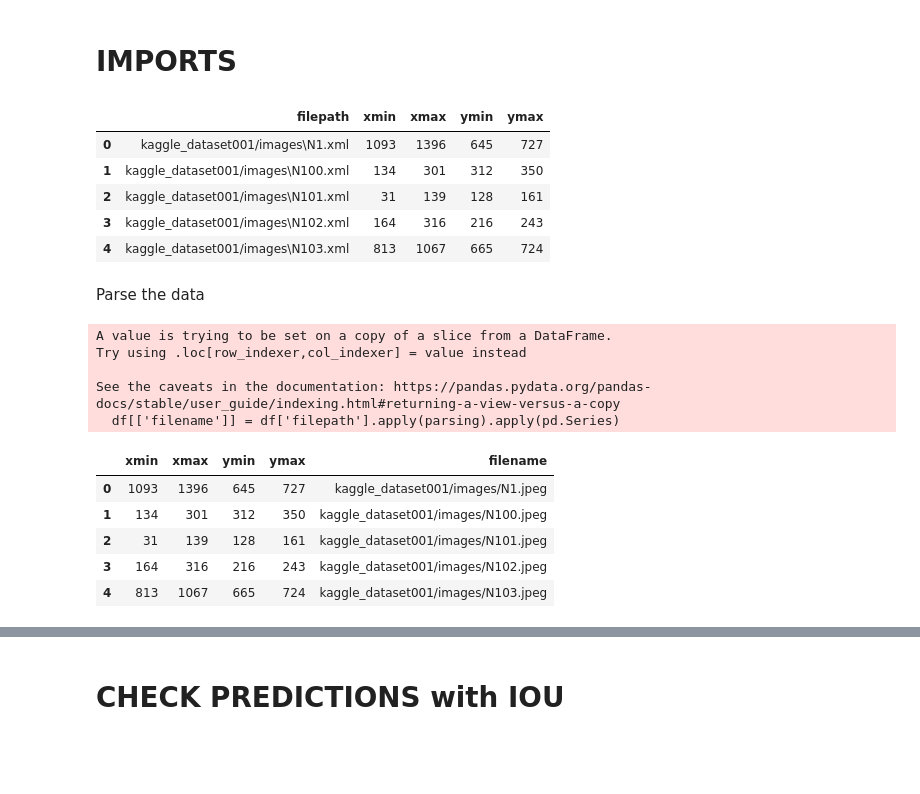
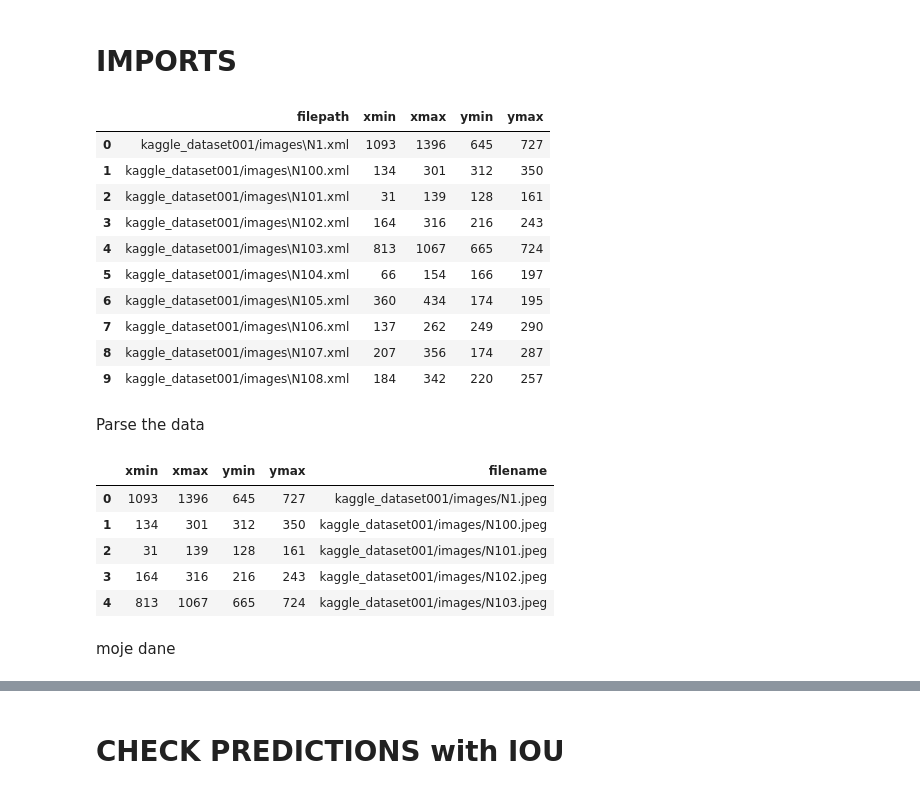
Before and after one commit to staszczm/licence_plate_recognition, a Jupyter notebook: models_validation.ipynb, the cells around one changed output, grey strips where cells are left out. Saved outputs shown, nothing was run; the diff lists cells and outputs as text; code cells hidden in the pictures; blank space fills up the shorter version.

```diff
--- a/models_validation.ipynb
+++ b/models_validation.ipynb
@@ -10,15 +10,20 @@ import matplotlib.image as mpimg
 # %%
 df_copy = pd.read_csv('labels.csv')
 df_copy.head()
-df = df_copy.head(10)
-df.head()
+df = df_copy
+df.head(10)
 # %% [output]
 |  | filepath | xmin | xmax | ymin | ymax |
 | 0 | kaggle_dataset001/images\N1.xml | 1093 | 1396 | 645 | 727 |
 | 1 | kaggle_dataset001/images\N100.xml | 134 | 301 | 312 | 350 |
 | 2 | kaggle_dataset001/images\N101.xml | 31 | 139 | 128 | 161 |
 | 3 | kaggle_dataset001/images\N102.xml | 164 | 316 | 216 | 243 |
 | 4 | kaggle_dataset001/images\N103.xml | 813 | 1067 | 665 | 724 |
+| 5 | kaggle_dataset001/images\N104.xml | 66 | 154 | 166 | 197 |
+| 6 | kaggle_dataset001/images\N105.xml | 360 | 434 | 174 | 195 |
+| 7 | kaggle_dataset001/images\N106.xml | 137 | 262 | 249 | 290 |
+| 8 | kaggle_dataset001/images\N107.xml | 207 | 356 | 174 | 287 |
+| 9 | kaggle_dataset001/images\N108.xml | 184 | 342 | 220 | 257 |
 # %% [markdown]
 Parse the data
 # %%
@@ -31,15 +36,12 @@ df[['filename']] = df['filepath'].apply(parsing).apply(pd.Series)
 df = df.drop('filepath', axis=1)
 df.head()
 # %% [output]
-A value is trying to be set on a copy of a slice from a DataFrame.
-Try using .loc[row_indexer,col_indexer] = value instead
-
-See the caveats in the documentation: https://pandas.pydata.org/pandas-docs/stable/user_guide/indexing.html#returning-a-view-versus-a-copy
-  df[['filename']] = df['filepath'].apply(parsing).apply(pd.Series)
 |  | xmin | xmax | ymin | ymax | filename |
 | 0 | 1093 | 1396 | 645 | 727 | kaggle_dataset001/images/N1.jpeg |
 | 1 | 134 | 301 | 312 | 350 | kaggle_dataset001/images/N100.jpeg |
 | 2 | 31 | 139 | 128 | 161 | kaggle_dataset001/images/N101.jpeg |
 | 3 | 164 | 316 | 216 | 243 | kaggle_dataset001/images/N102.jpeg |
 | 4 | 813 | 1067 | 665 | 724 | kaggle_dataset001/images/N103.jpeg |
+# %% [markdown]
+moje dane
 # %%
```
Also changed, not shown: parts of 43 cells of this notebook.
